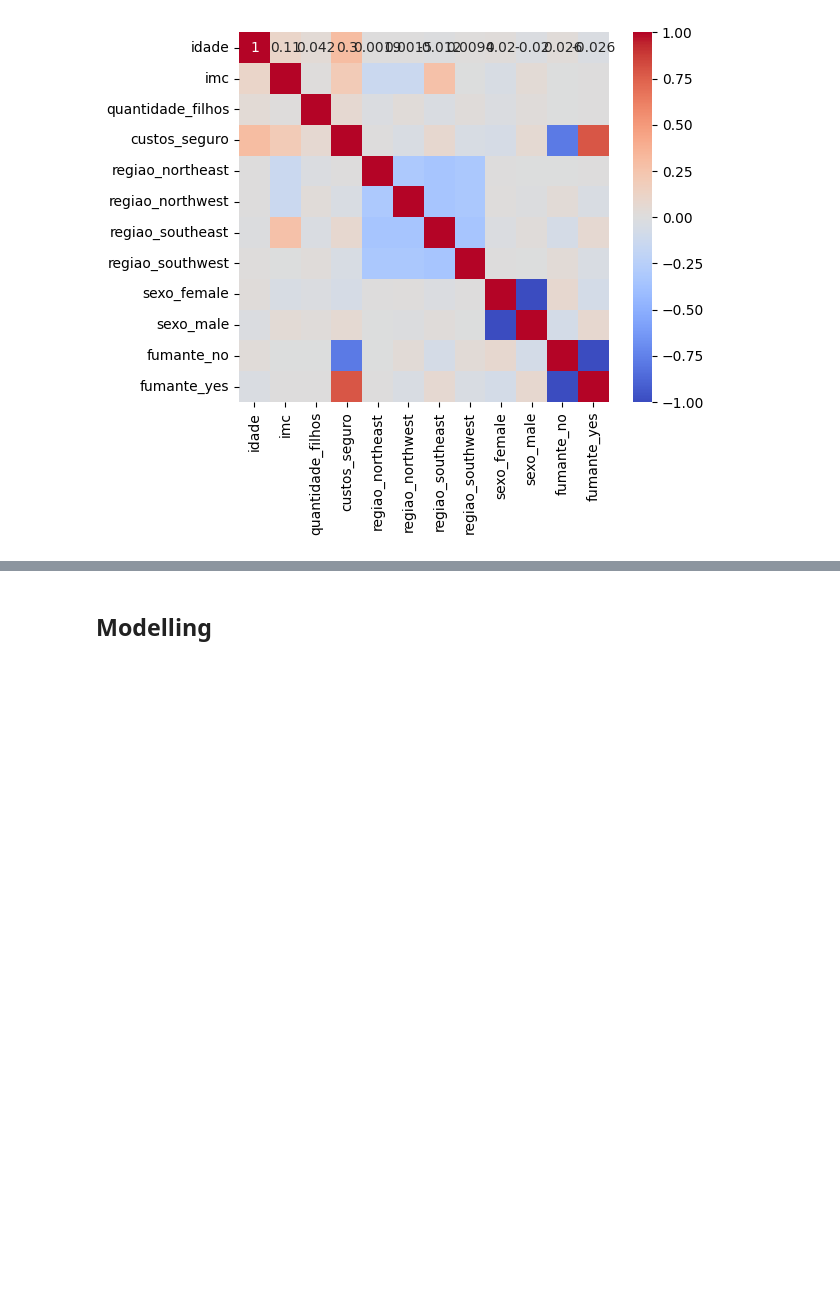
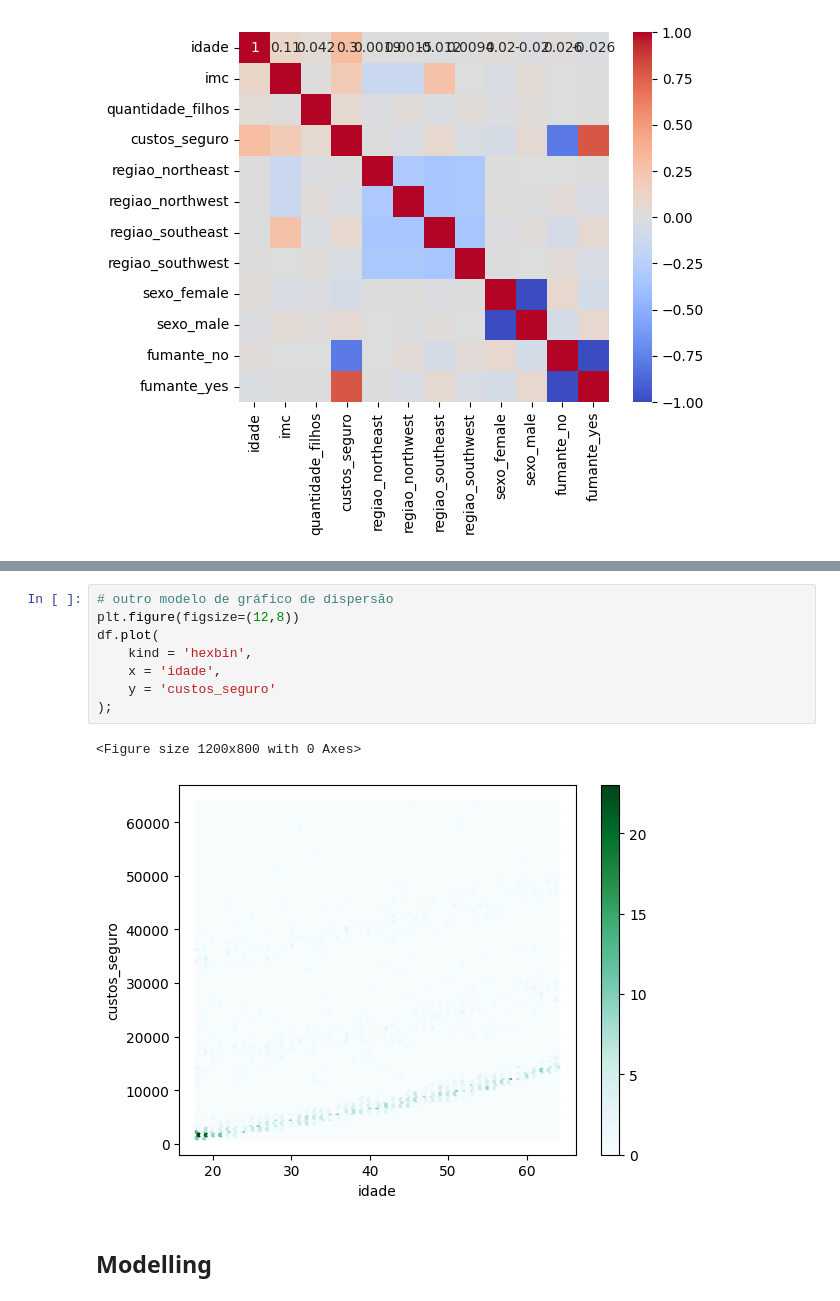
Before and after one commit to rfprates/regressao_seguro, a Jupyter notebook: case_preco_seguros.ipynb, the cells around one changed output, grey strips where cells are left out. Drawn from its saved outputs; the diff is of its cells as text; blank space fills up the shorter version.

```diff
--- a/case_preco_seguros.ipynb
+++ b/case_preco_seguros.ipynb
@@ -317,2 +324,13 @@ sns.heatmap(
+# %%
+# outro modelo de gráfico de dispersão
+plt.figure(figsize=(12,8))
+df.plot(
+    kind = 'hexbin',
+    x = 'idade',
+    y = 'custos_seguro'
+);
+# %% [output]
+<Figure size 1200x800 with 0 Axes>
+[figure, added]
 # %% [markdown]
 ## Modelling
```
Also changed, not shown: parts of 13 cells of this notebook.
